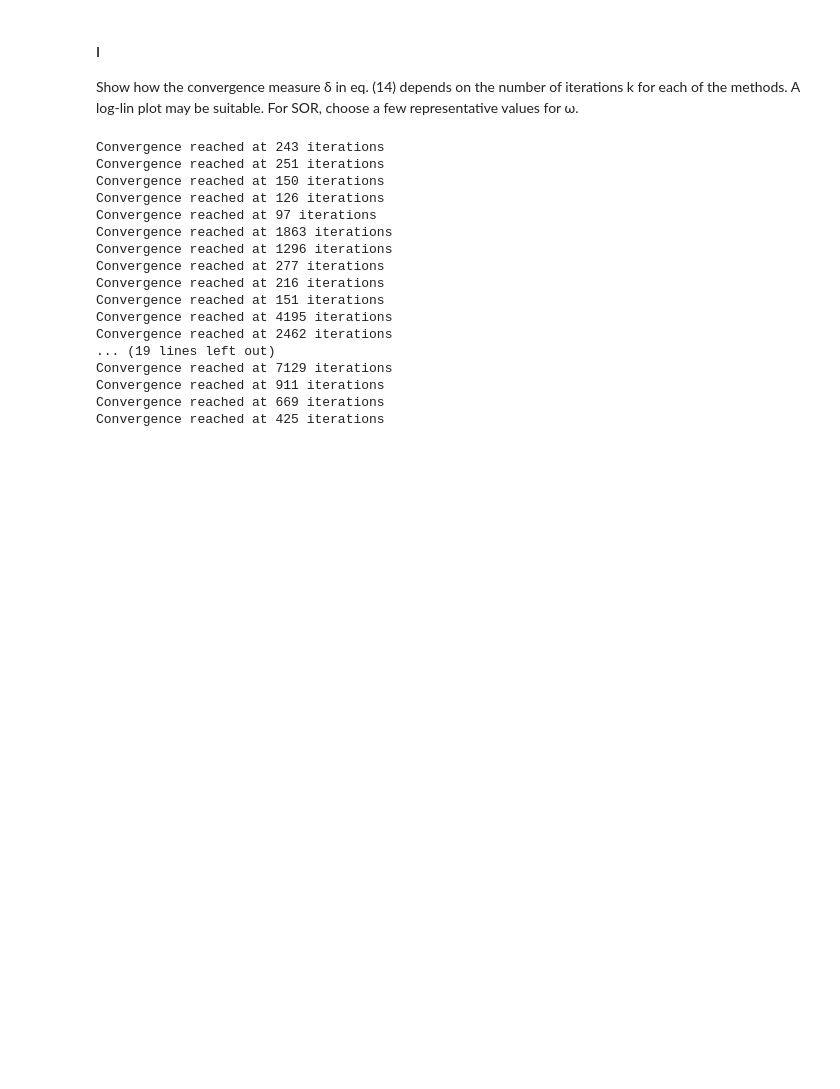
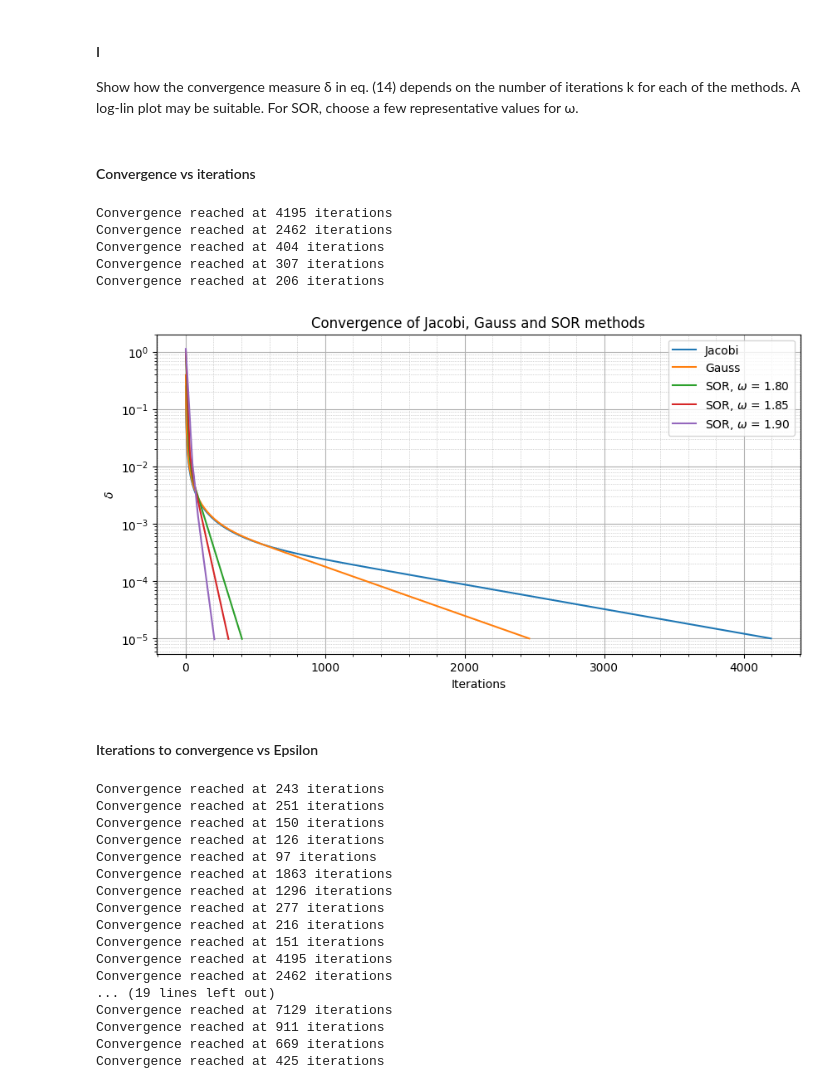
Before and after one commit to shreyaraghavendra/scientific-computing-group2, a Jupyter notebook: set1.ipynb, the cells around one changed output. Saved outputs shown, nothing was run; the diff lists cells and outputs as text; code cells hidden in the pictures; blank space fills up the shorter version.

```diff
--- a/set1.ipynb
+++ b/set1.ipynb
@@ -352,7 +394,7 @@ N = 50
 x_0 = np.zeros((N+1, N+1), dtype=float)
 x_0[-1,:] = 1
 save_iter_interval = 10
-jacobi, cj, k = simulate_2D_diffusion_jacobi(x_0)
+jacobi, cj, k, _ = simulate_2D_diffusion_jacobi(x_0)
 # %% [output]
 Convergence reached at 4195 iterations
 # %%
@@ -397,6 +439,7 @@ def simulate_2D_diffusion_gauss_seidel(x_0, epsilon = 1e-5, max_iter = 10000, sa
     c[:,:] = x_0 # Initial condition at t=0
 
     saved_matrices = []
+    deltas = []
     saved_matrices.append(c.copy())
 
     for k in range(1, max_iter+1):
@@ -410,11 +453,13 @@ def simulate_2D_diffusion_gauss_seidel(x_0, epsilon = 1e-5, max_iter = 10000, sa
                 # Update the concentration based on neighboring points with periodic boundaries
                 c[i, j] = 0.25 * (c[i+1, j] + c[i-1, j] + c[i, jp] + c[i, jm])
 
+        delta = np.max(np.abs(c - c_old))
+
         if k % save_iter_interval == 0:  # Save iterations in intervals
             saved_matrices.append(c.copy())
+            deltas.append(delta)
 
         # Check for convergence
-        delta = np.max(np.abs(c - c_old))
         if delta < epsilon:
             print(f"Convergence reached at {k} iterations")
             break
@@ -422,5 +467,5 @@ def simulate_2D_diffusion_gauss_seidel(x_0, epsilon = 1e-5, max_iter = 10000, sa
             print(f"No convergence after max time steps iterations {max_iter}")
             break
 
-    return saved_matrices, c, k
+    return saved_matrices, c, k, deltas
 # %%
@@ -518,6 +568,41 @@ plt.show()
 # %% [markdown]
 #### I
 Show how the convergence measure δ in eq. (14) depends on the number of iterations k for each of the methods. A log-lin plot may be suitable. For SOR, choose a few representative values for ω.
+# %% [markdown]
+#### Convergence vs iterations
+# %%
+_, _, kj, deltas_jacobi = simulate_2D_diffusion_jacobi(x_0, save_iter_interval=1)
+_, _, kg, deltas_gauss = simulate_2D_diffusion_gauss_seidel(x_0, save_iter_interval=1)
+_, _, ks_180, deltas_sor_180 = simulate_2D_diffusion_SOR(x_0, omega=1.80, save_iter_interval=1)
+_, _, ks_185, deltas_sor_185 = simulate_2D_diffusion_SOR(x_0, omega=1.85, save_iter_interval=1)
+_, _, ks_190, deltas_sor_190 = simulate_2D_diffusion_SOR(x_0, omega=1.90, save_iter_interval=1)
+# _, _, ks_195, deltas_sor_195 = simulate_2D_diffusion_SOR(x_0, omega=1.95, save_iter_interval=1)
+
+plt.figure(figsize=(10, 5))
+plt.semilogy(np.arange(1,kj+1,1), deltas_jacobi, label='Jacobi')
+plt.semilogy(np.arange(1,kg+1,1), deltas_gauss, label='Gauss')
+plt.semilogy(np.arange(1,ks_180+1,1), deltas_sor_180, label=r'SOR, $\omega$ = 1.80')
+plt.semilogy(np.arange(1,ks_185+1,1), deltas_sor_185, label=r'SOR, $\omega$ = 1.85')
+plt.semilogy(np.arange(1,ks_190+1,1), deltas_sor_190, label=r'SOR, $\omega$ = 1.90')
+#plt.semilogy(np.arange(1,ks_195+1,1), deltas_sor_195, label=r'SOR, $\omega$ = 1.95')
+
+plt.xlabel('Iterations')
+plt.ylabel(r'$\delta$')
+plt.title('Convergence of Jacobi, Gauss and SOR methods')
+plt.legend()
+plt.grid(True)
+plt.minorticks_on()
+plt.grid(which='minor', linestyle=':', linewidth='0.5')
+plt.show()
+# %% [output]
+Convergence reached at 4195 iterations
+Convergence reached at 2462 iterations
+Convergence reached at 404 iterations
+Convergence reached at 307 iterations
+Convergence reached at 206 iterations
+[figure, added]
+# %% [markdown]
+#### Iterations to convergence vs Epsilon
 # %%
 jacobi_iters = []
 gauss_iters = []
```
Also changed, not shown: parts of 22 cells of this notebook.
